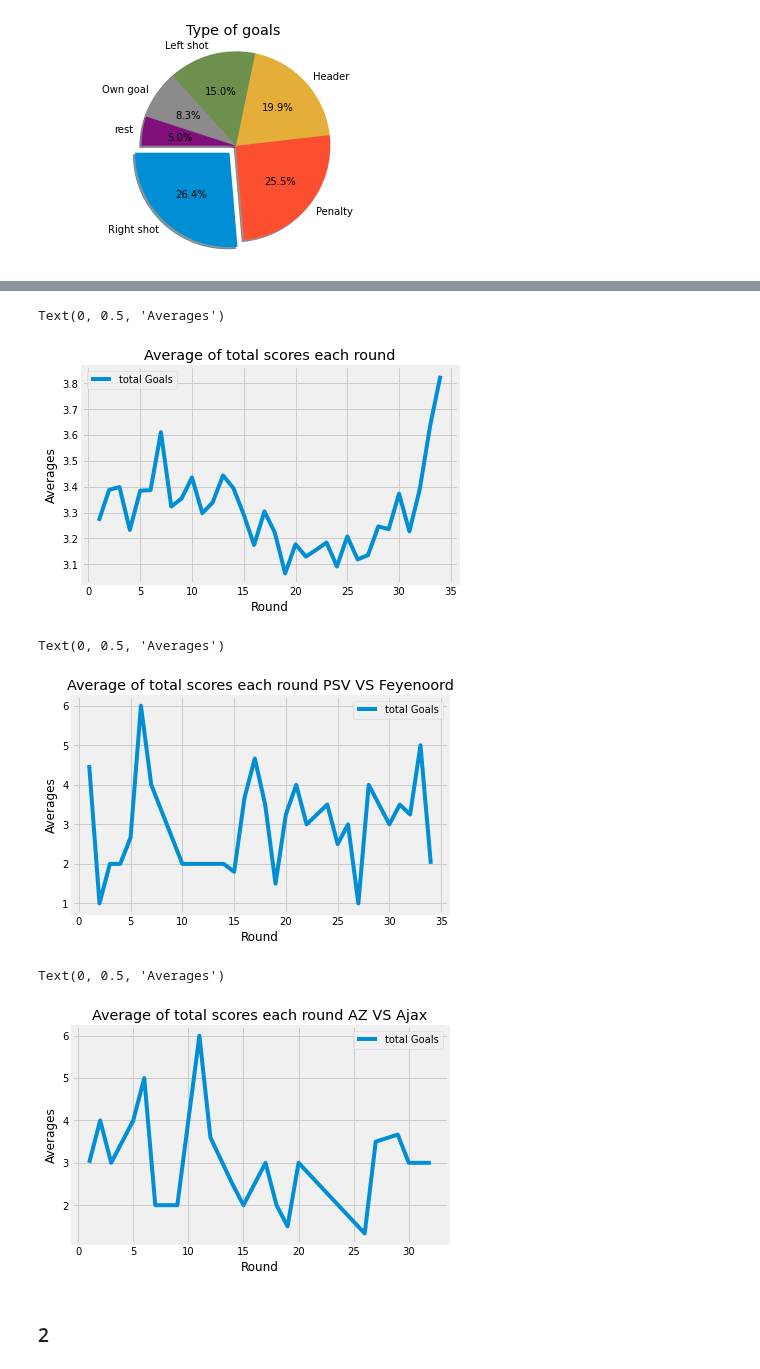
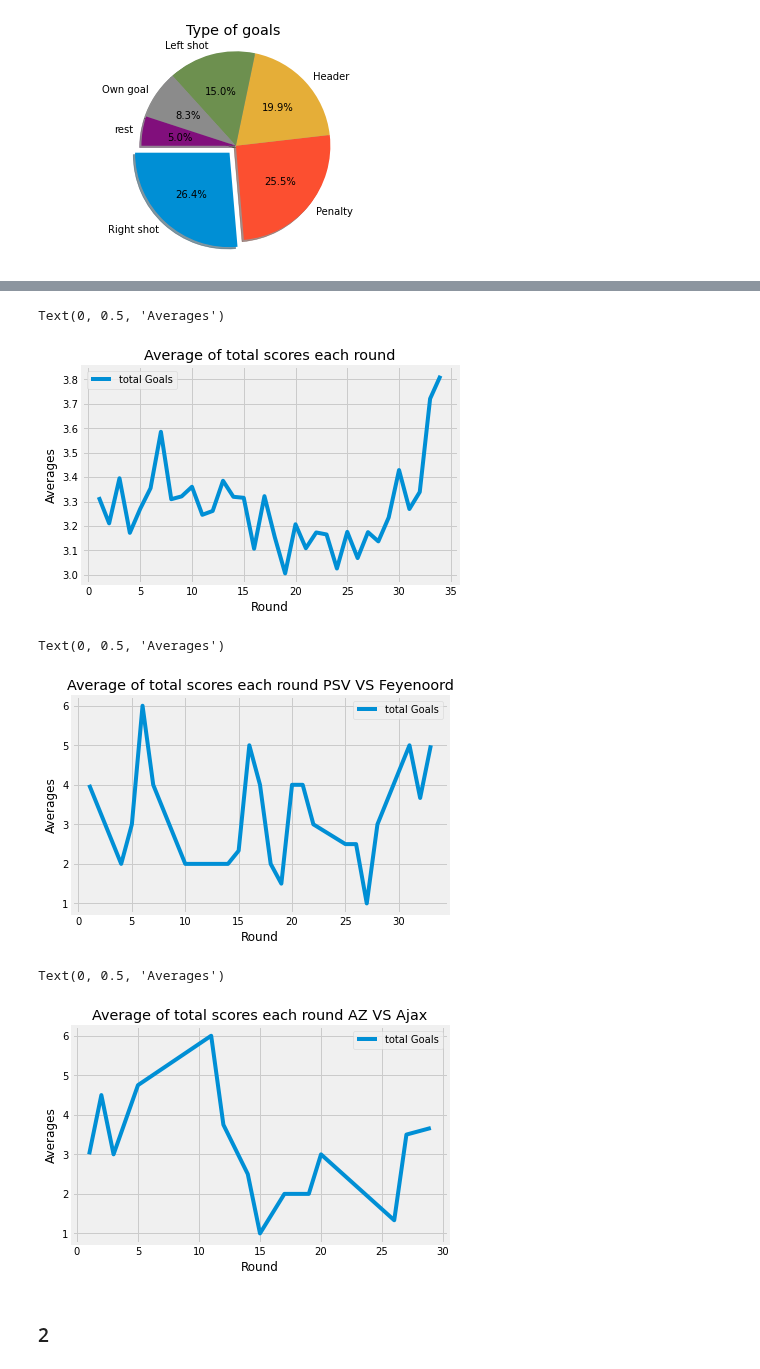
Before and after one commit to mohammedaljader/Football_Predictions_ML, a Jupyter notebook: final_notebook.ipynb, the cells around one changed output, grey strips where cells are left out. Saved outputs shown, nothing was run; the diff lists cells and outputs as text; code cells hidden in the pictures.

```diff
--- a/final_notebook.ipynb
+++ b/final_notebook.ipynb
@@ -365,6 +345,8 @@ df_merge_goals= pd.merge(df_goals,df_matches,how='inner',left_on=['season','roun
 df_merge_goals["away_score"].replace({"2 Toeg.": 0}, inplace=True)
 df_merge_goals['home_score'] = df_merge_goals['home_score'].astype(int)
 df_merge_goals['away_score'] = df_merge_goals['away_score'].astype(int)
-df_merge_goals.head(10)
+
+df_test_goals = df_merge_goals[df_merge_goals['season'] > 1980]
+df_test_goals.head(10)
 # %% [output]
 |  | season | round | home | away | minute | first_goal | home_score | away_score | winning_team | ... |
@@ -519,5 +501,5 @@ Text(0, 0.5, 'winning team')
 # %%
-df_filter_round = df_merge_goals[df_merge_goals["round"] <= 34]
+df_filter_round = df_test_goals[df_test_goals["round"] <= 34]
 groubBy_totalGoals_EachRound = df_filter_round.groupby('round', as_index=False).agg(totalGoals = ('total_goals', 'mean'))
 
 plt.plot(groubBy_totalGoals_EachRound['round'], groubBy_totalGoals_EachRound['totalGoals'], label="total Goals")
@@ -527,12 +509,12 @@ plt.xlabel("Round")
 plt.ylabel("Averages")
 # %% [output]
 Text(0, 0.5, 'Averages')
-[figure, old version]
+[figure, new version]
 # %%
 # feyenoord-rotterdam Vs psv-eindhoven in Rotterdam
-df_feyVsPsv_filter_round = df_merge_goals[(df_merge_goals["round"] <= 34) &
-                                          (df_merge_goals["home"] == "feyenoord-rotterdam") &
-                                          (df_merge_goals["away"] == "psv-eindhoven")]
+df_feyVsPsv_filter_round = df_test_goals[(df_test_goals["round"] <= 34) &
+                                          (df_test_goals["home"] == "feyenoord-rotterdam") &
+                                          (df_test_goals["away"] == "psv-eindhoven")]
 
 groubBy_feyVsPsv_totalGoals_EachRound = df_feyVsPsv_filter_round.groupby('round', as_index=False).agg(totalGoals = ('total_goals', 'mean'))
 
@@ -543,23 +525,23 @@ plt.xlabel("Round")
 plt.ylabel("Averages")
 # %% [output]
 Text(0, 0.5, 'Averages')
-[figure, old version]
+[figure, new version]
 # %%
 # AZ Alkamaar Vs ajax-amsterdam in Alkamaar
-df_AzVsAjax_filter_round = df_merge_goals[(df_merge_goals["round"] <= 34) &
-                                          (df_merge_goals["home"] == "az-alkmaar") &
-                                          (df_merge_goals["away"] == "ajax-amsterdam")]
+df_AzVsAjax_filter_round = df_test_goals[(df_test_goals["round"] <= 34) &
+                                          (df_test_goals["home"] == "az-alkmaar") &
+                                          (df_test_goals["away"] == "ajax-amsterdam")]
 
 groubBy_AzVsAjax_totalGoals_EachRound = df_AzVsAjax_filter_round.groupby('round', as_index=False).agg(totalGoals = ('total_goals', 'mean'))
 
 plt.plot(groubBy_AzVsAjax_totalGoals_EachRound['round'], groubBy_AzVsAjax_totalGoals_EachRound['totalGoals'], label="total Goals")
 plt.legend()
 plt.title("Average of total scores each round AZ VS Ajax")
 plt.xlabel("Round")
 plt.ylabel("Averages")
 # %% [output]
 Text(0, 0.5, 'Averages')
-[figure, old version]
+[figure, new version]
 # %% [markdown]
 ### 2
 # %%
```
Also changed, not shown: parts of 48 cells of this notebook.
